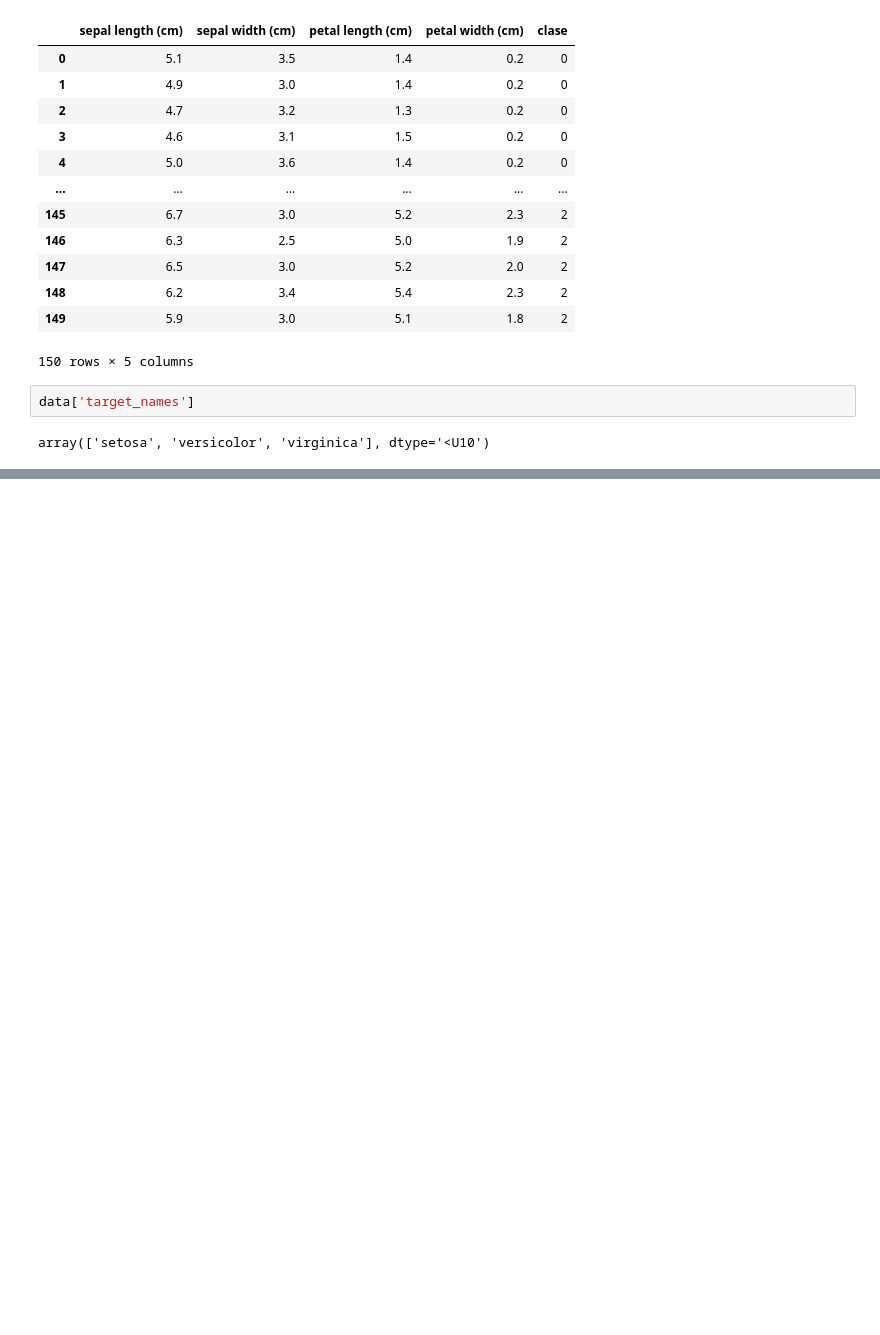
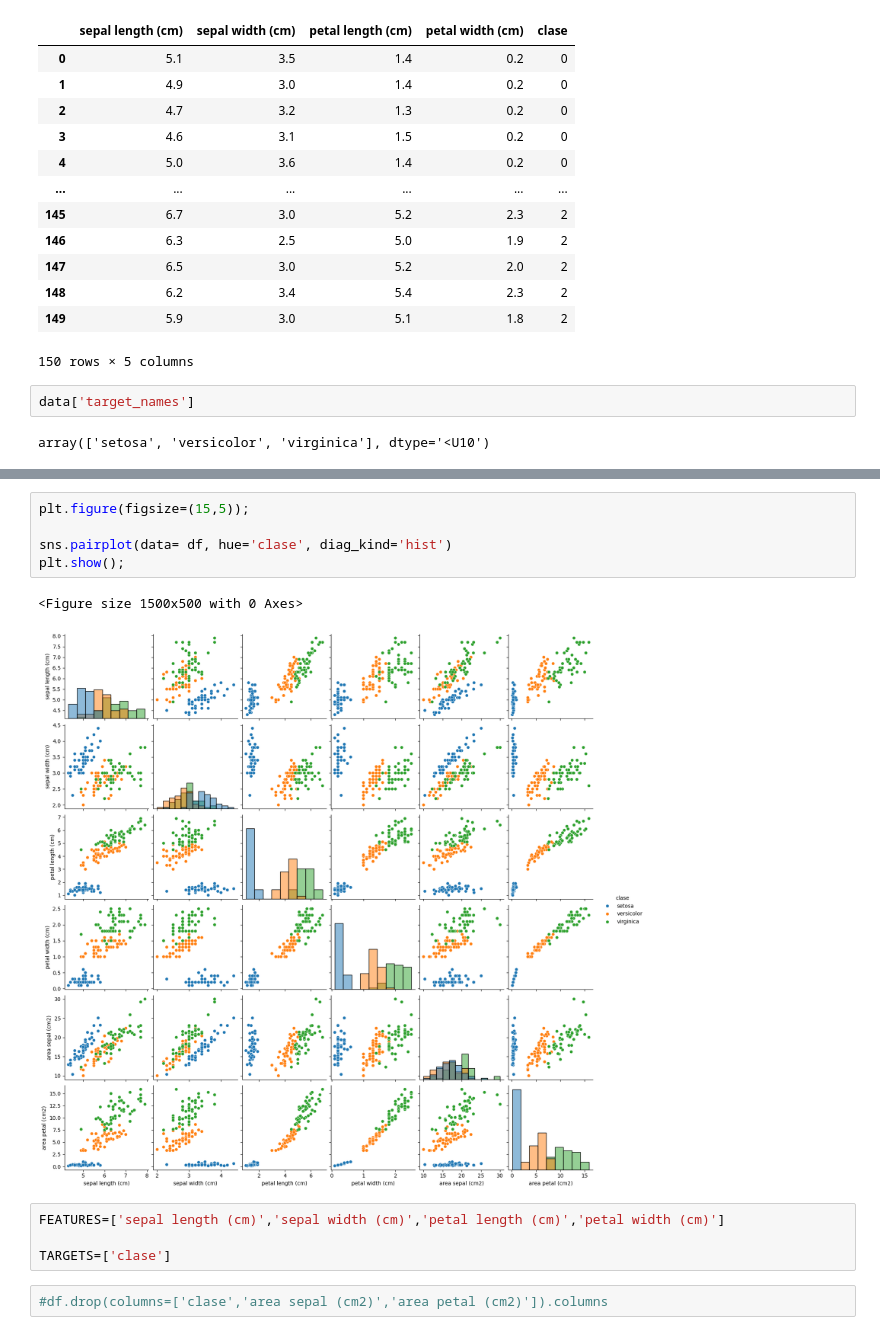
Before and after one commit to DenisiaPelu/DS102024, a Jupyter notebook: 2-DataAnalysis/10-EDA/Analisis_Datos_Iris_Deni.ipynb, the cells around one changed output, grey strips where cells are left out. Saved outputs shown, nothing was run; the diff lists cells and outputs as text; blank space fills up the shorter version.

```diff
--- a/2-DataAnalysis/10-EDA/Analisis_Datos_Iris_Deni.ipynb
+++ b/2-DataAnalysis/10-EDA/Analisis_Datos_Iris_Deni.ipynb
@@ -109,0 +284,14 @@ df=pd.read_parquet('iris.paquet')
+# %%
+plt.figure(figsize=(15,5));
+
+sns.pairplot(data= df, hue='clase', diag_kind='hist')
+plt.show();
+# %% [output]
+<Figure size 1500x500 with 0 Axes>
+[figure, added]
+# %%
+FEATURES=['sepal length (cm)','sepal width (cm)','petal length (cm)','petal width (cm)']
+
+TARGETS=['clase']
+# %%
+#df.drop(columns=['clase','area sepal (cm2)','area petal (cm2)']).columns
```
Also changed, not shown: parts of 33 cells of this notebook.
